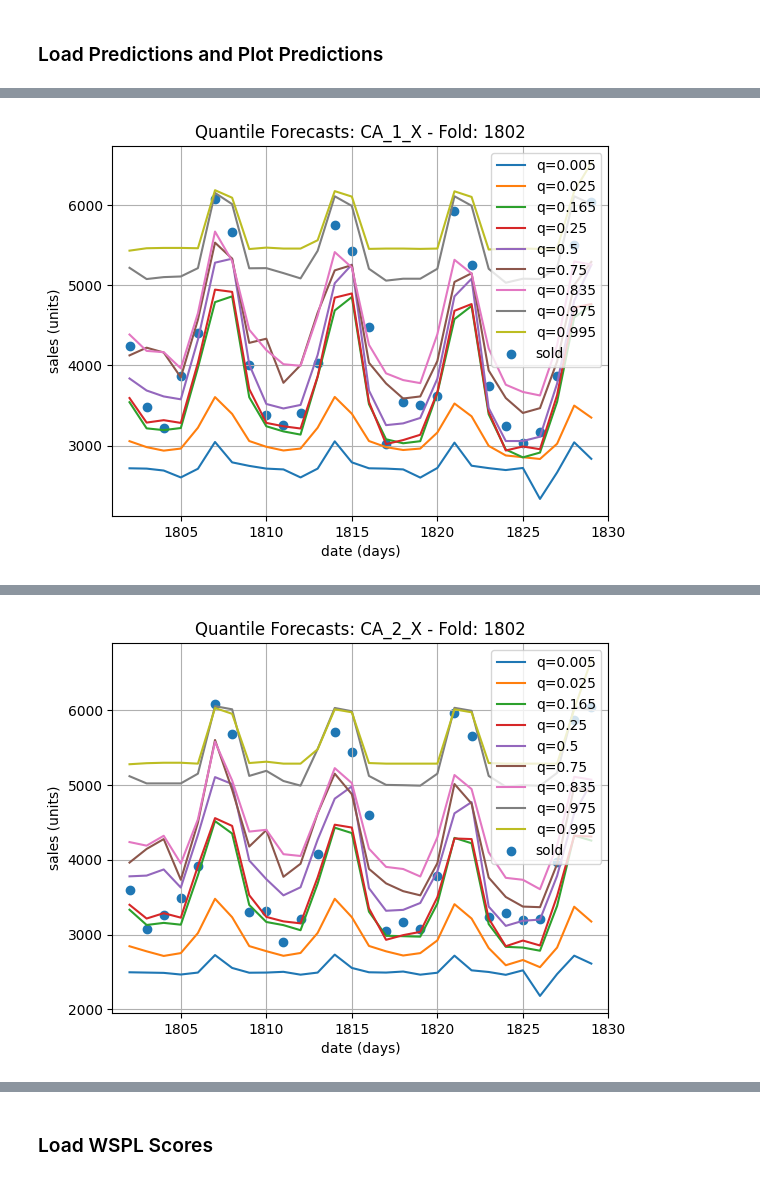
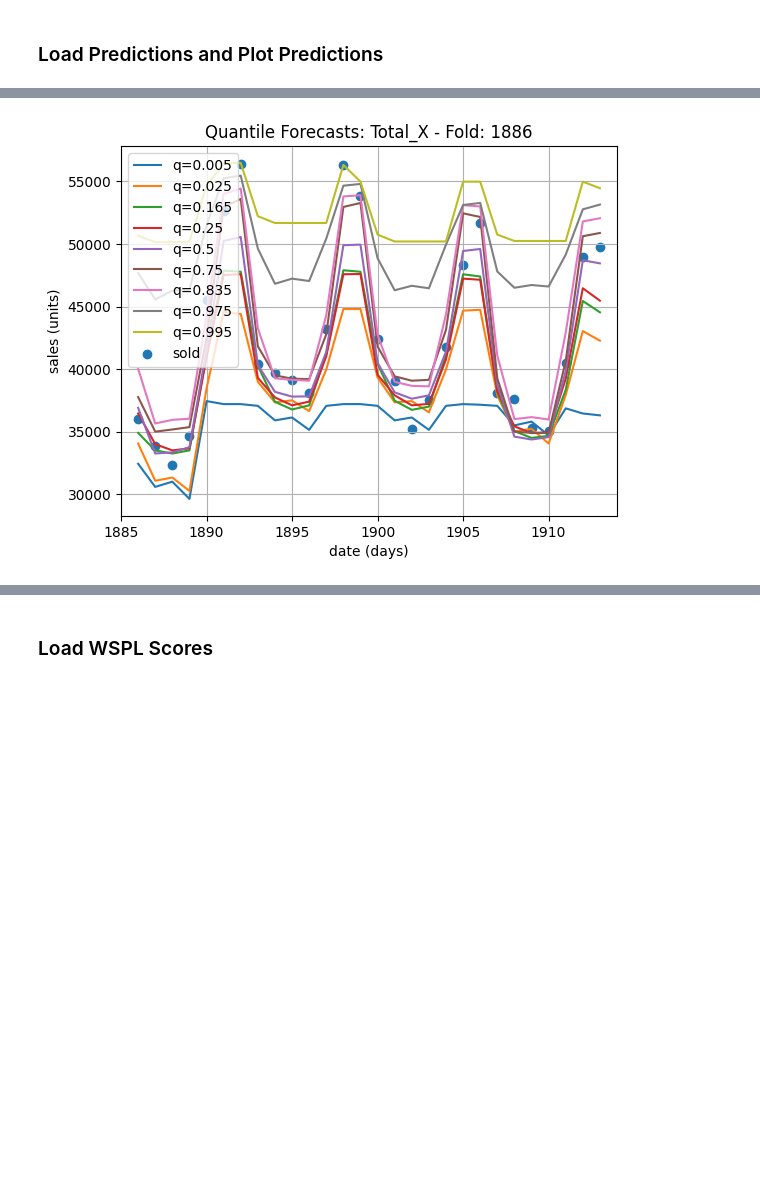
Before and after one commit to CodingNoob234/m5-forecasting-uncertainty, a Jupyter notebook: code/un_visualising_results_quantiles.ipynb, the cells around one changed output, grey strips where cells are left out. Saved outputs shown, nothing was run; the diff lists cells and outputs as text; code cells hidden in the pictures; blank space fills up the shorter version.

```diff
--- a/code/un_visualising_results_quantiles.ipynb
+++ b/code/un_visualising_results_quantiles.ipynb
@@ -124,7 +124,11 @@ EXPERIMENTS_DICT = {
         "BASE": ['seasonal'],
         "INCLUDE_COLUMNS_LIST": [
             ['auto_sold_ma', 'auto_sold_std', 'auto_sold_qtile', 'auto_sold_ewm', 'state_id', 'store_id'],
-            ['auto_sold_ma_28', 'auto_sold_ma_56', 'auto_sold_ma_168', 'state_id', 'store_id']
+            ['auto_sold_ma_28', 'auto_sold_ma_56', 'auto_sold_ma_168', 'state_id', 'store_id'],
+            ['auto_sold_std_3', 'auto_sold_std_56', 'auto_sold_std_168',
+            'auto_sold_ma_7',  'auto_sold_ma_28', 'auto_sold_ma_56',
+            'auto_sold_qtile_28_0.25', 'auto_sold_qtile_168_0.25', 'auto_sold_qtile_56_0.1',
+            'state_id', 'store_id'],
         ]
     },
 }
@@ -169,7 +172,7 @@ experiment_name = 'full vs. sparse'
 # experiment_name = 'ewm vs. ma'
 # experiment_name = 'state vs. store'
 # experiment_name = 'price auto/momentum'
-level = 'Level3'
+level = 'Level1'
 fold = 1802#1886
 quantile = .5
 models: dict = load_model(experiment_name, level, fold, quantile=quantile)
@@ -263,15 +267,15 @@ except:
     d['d_int'] = d_int
 # %%
 # load predictions
-FOLD = 1802#1886
-HIGHEST_LEVEL = 2
+FOLD = 1886 #1886 #1802
+HIGHEST_LEVEL = 0
 # experiment_name = 'price auto/momentum'
 experiment_name = 'full vs. sparse'
 # experiment_name = 'ewm vs. ma'
 # experiment_name = 'state vs. store'
 # experiment_name = 'seasonal'
 features = EXPERIMENTS_DICT[experiment_name]
-idx = 1
+idx = 2
 INCLUDE_COLUMNS = features['BASE'] + features['INCLUDE_COLUMNS_LIST'][idx]
 print(INCLUDE_COLUMNS)
 path = 'temp_submissions/'
@@ -314,6 +318,6 @@ for group, df_temp in rrr.groupby('id_merge'):
     plt.show()
 
     i += 1
-    if i >= 5:
+    if i >= 15:
         break
 # %% [output]
@@ -321 +325 @@ for group, df_temp in rrr.groupby('id_merge'):
-[figure, old version]
+[figure, new version]
@@ -323 +325,0 @@ for group, df_temp in rrr.groupby('id_merge'):
-[figure, removed]
```
Also changed, not shown: parts of 6 cells of this notebook, 19 other files.
